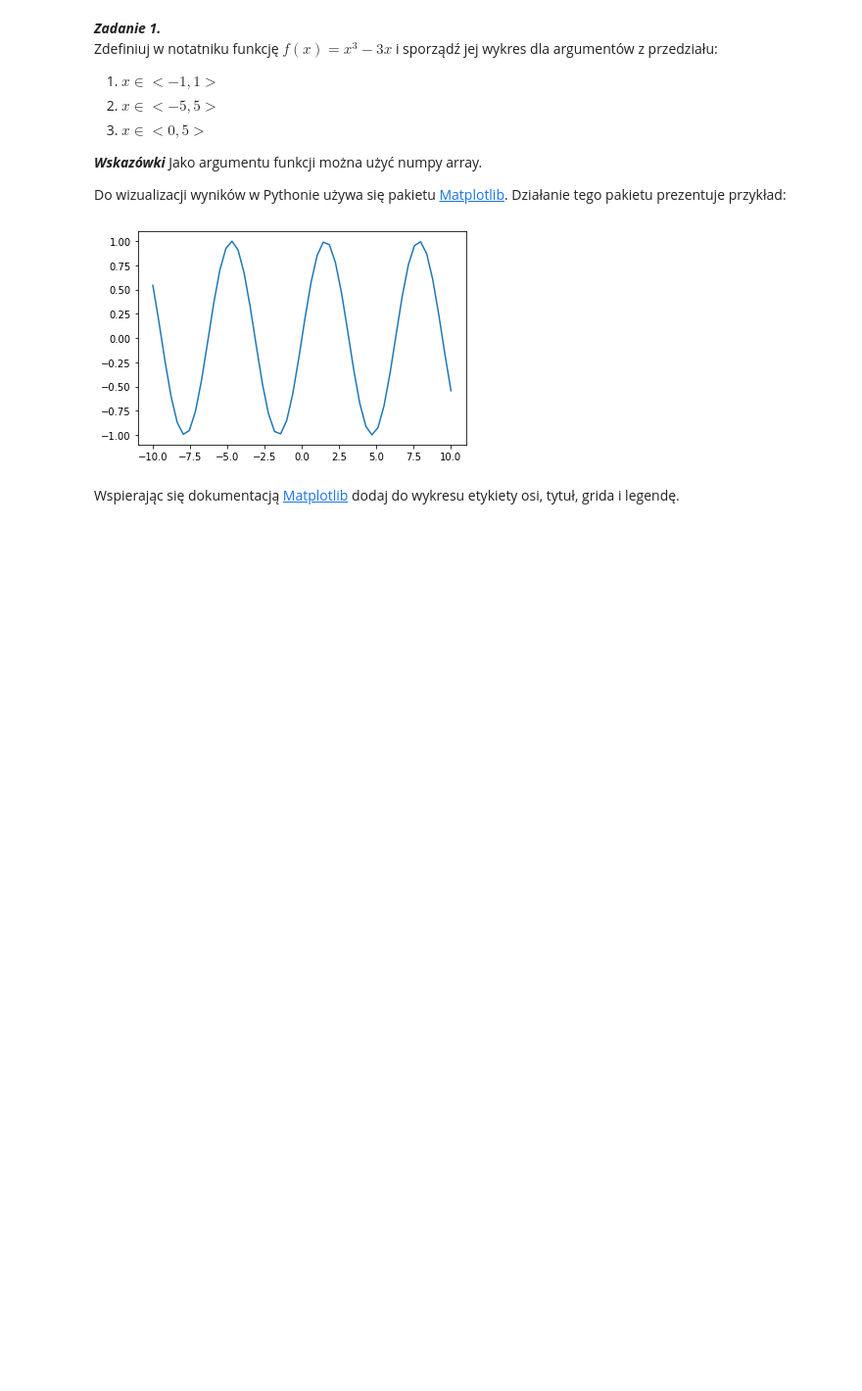
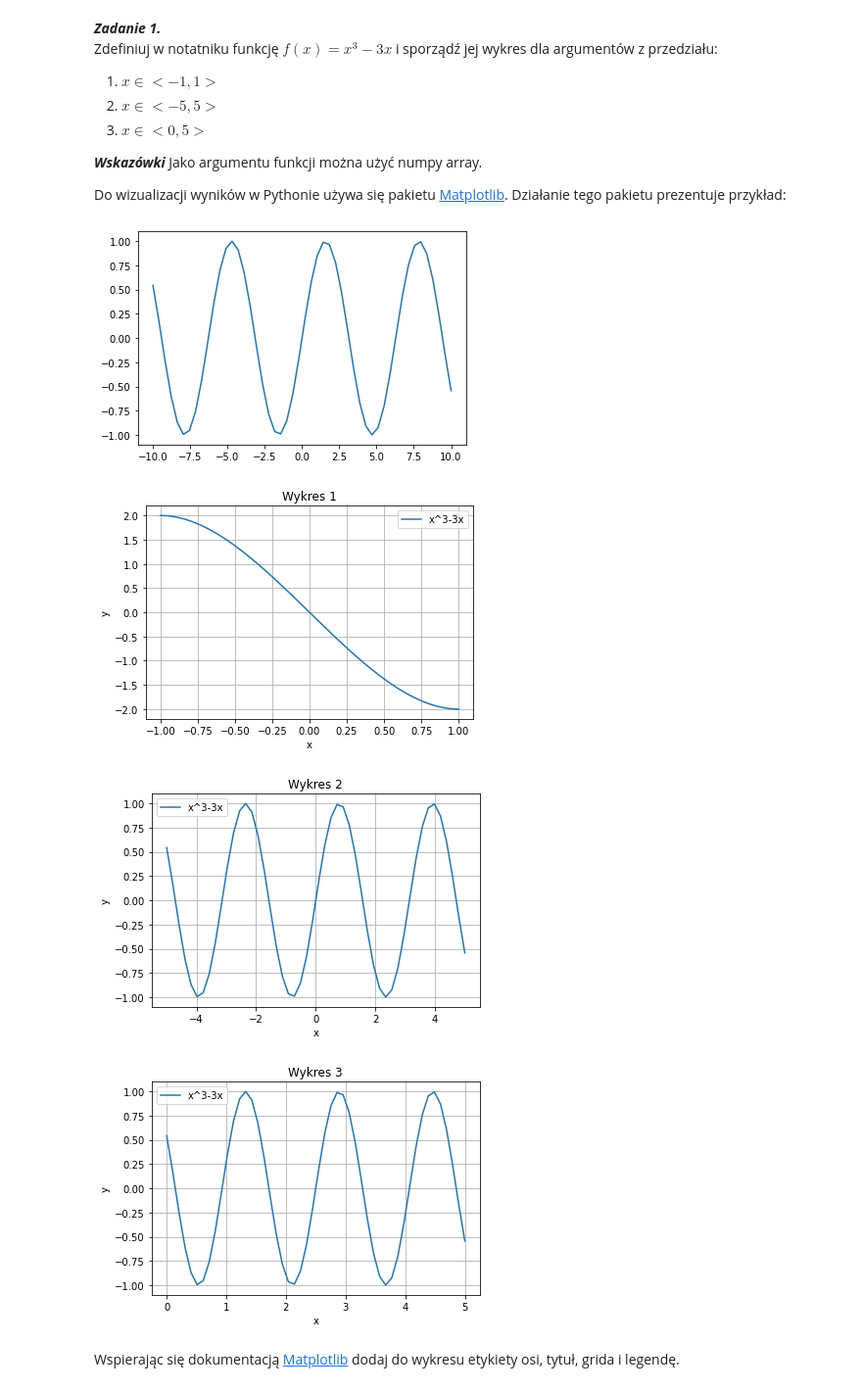
Before and after one commit to ttarnawski/metody_numeryczne_lab2, a Jupyter notebook: sprawozdanie.ipynb, the cells around one changed output. Shown: that part at 98% size. Saved outputs shown, nothing was run; the diff lists cells and outputs as text; code cells hidden in the pictures; blank space fills up the shorter version.

```diff
--- a/sprawozdanie.ipynb
+++ b/sprawozdanie.ipynb
@@ -20,14 +20,48 @@ Zdefiniuj w notatniku funkcję $f(x)= x^{3} - 3x$ i sporządź jej wykres dla ar
 Jako argumentu funkcji można użyć numpy array.
 
 Do wizualizacji wyników w Pythonie używa się pakietu [Matplotlib](https://matplotlib.org/). Działanie tego pakietu prezentuje przykład:
-# %%
-x = np.linspace(-10,10)
-# inicjalizacja wektora f(x) = sin(x)
-y = np.sin(x)
-plt.plot(x, y, label ='sin(x)')
-plt.show()
-# %% [output]
-[figure, removed]
+# %%
+x = np.linspace(-10,10)
+# inicjalizacja wektora f(x) = sin(x)
+y = np.sin(x)
+plt.plot(x, y, label ='sin(x)')
+plt.show()
+
+x1 = np.linspace(-1, 1)
+y1 = np.array(x1*x1*x1 - 3*x1)
+x2 = np.linspace(-5, 5)
+y2 = np.array(x2*x2*x2 - 3*x2)
+x3 = np.linspace(0, 5)
+y3 = np.array(x3*x3*x3 - 3*x3)
+
+plt.plot(x1, y1, label = 'x^3-3x')
+plt.xlabel('x')
+plt.ylabel('y')
+plt.title('Wykres 1')
+plt.legend()
+plt.grid(True)
+plt.show()
+
+plt.plot(x2, y, label = 'x^3-3x')
+plt.xlabel('x')
+plt.ylabel('y')
+plt.title('Wykres 2')
+plt.legend()
+plt.grid(True)
+plt.show()
+
+plt.plot(x3, y, label = 'x^3-3x')
+plt.xlabel('x')
+plt.ylabel('y')
+plt.title('Wykres 3')
+plt.legend()
+plt.grid(True)
+plt.show()
+# %% [output]
+[figure, added]
+[figure, added]
+[figure, added]
+[figure, added]
 # %% [markdown]
 Wspierając się dokumentacją [Matplotlib](https://matplotlib.org/) dodaj do wykresu etykiety osi, tytuł, grida i legendę.
 # %% [markdown]
```
Also changed, not shown: parts of 6 cells of this notebook, 1 other file.
